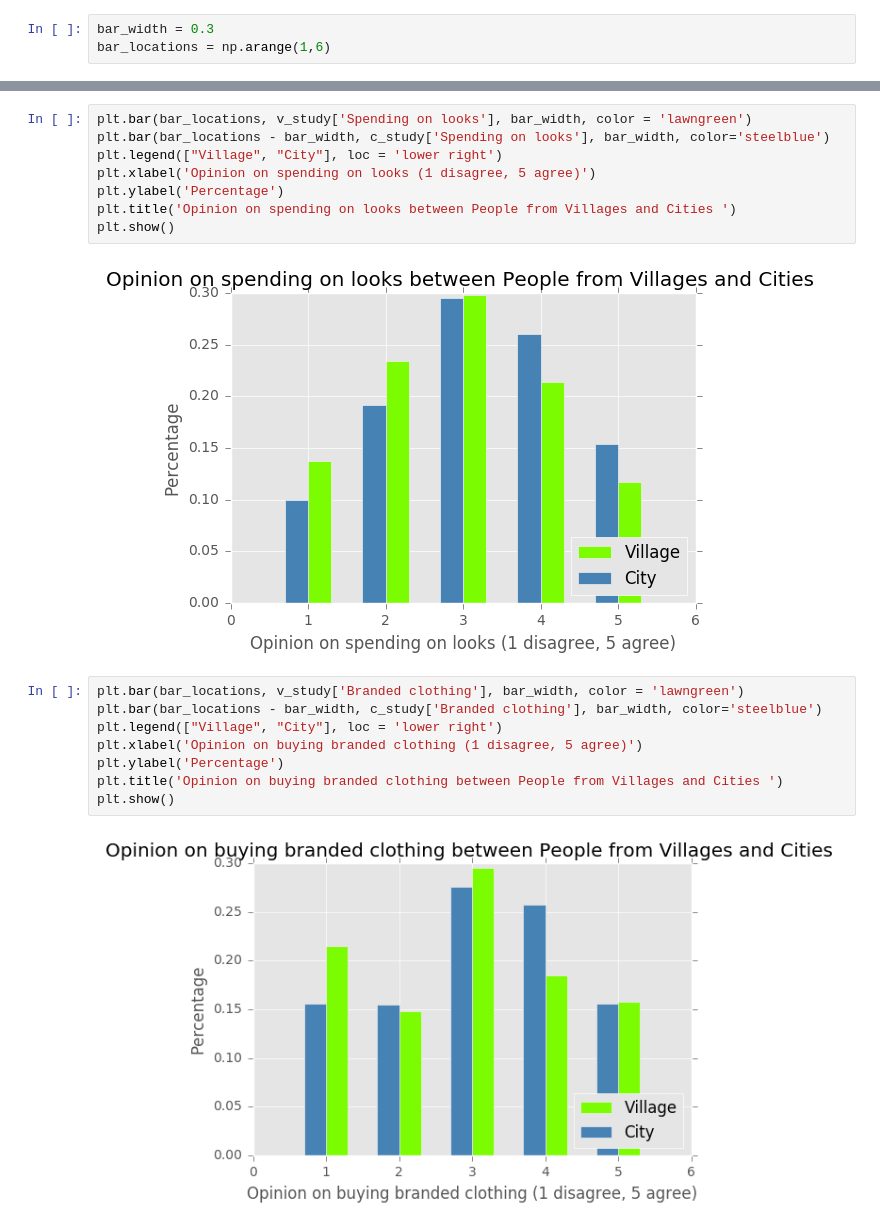
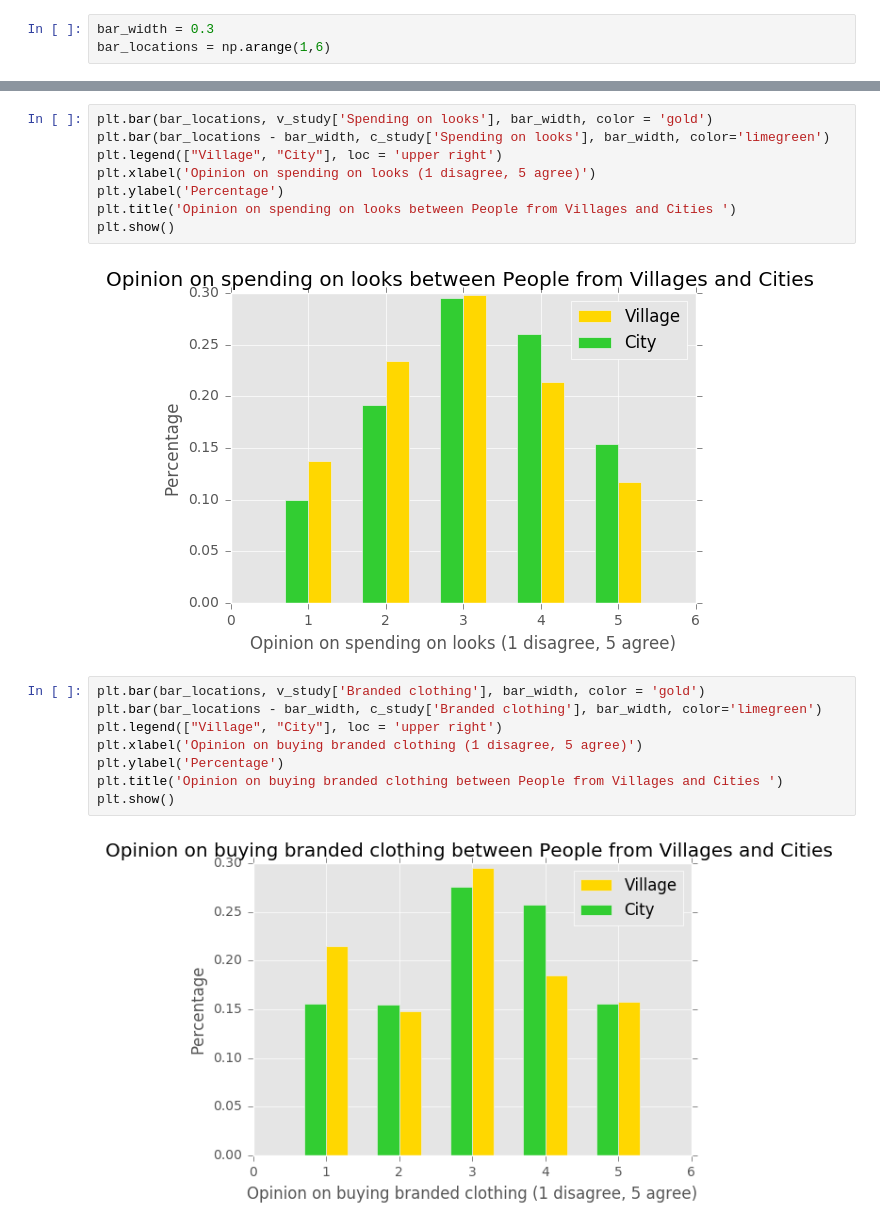
Before and after one commit to ehkhong/sta-141b-proj, a Jupyter notebook: Calculated2.py.ipynb, the cells around one changed output, grey strips where cells are left out. Saved outputs shown, nothing was run; the diff lists cells and outputs as text.

```diff
--- a/Calculated2.py.ipynb
+++ b/Calculated2.py.ipynb
@@ -727,20 +732,20 @@ plt.show()
 # %%
-plt.bar(bar_locations, v_study['Spending on looks'], bar_width, color = 'lawngreen')
-plt.bar(bar_locations - bar_width, c_study['Spending on looks'], bar_width, color='steelblue')
-plt.legend(["Village", "City"], loc = 'lower right')
+plt.bar(bar_locations, v_study['Spending on looks'], bar_width, color = 'gold')
+plt.bar(bar_locations - bar_width, c_study['Spending on looks'], bar_width, color='limegreen')
+plt.legend(["Village", "City"], loc = 'upper right')
 plt.xlabel('Opinion on spending on looks (1 disagree, 5 agree)')
 plt.ylabel('Percentage')
 plt.title('Opinion on spending on looks between People from Villages and Cities ')
 plt.show()
 # %% [output]
-[figure, old version]
+[figure, new version]
 # %%
-plt.bar(bar_locations, v_study['Branded clothing'], bar_width, color = 'lawngreen')
-plt.bar(bar_locations - bar_width, c_study['Branded clothing'], bar_width, color='steelblue')
-plt.legend(["Village", "City"], loc = 'lower right')
+plt.bar(bar_locations, v_study['Branded clothing'], bar_width, color = 'gold')
+plt.bar(bar_locations - bar_width, c_study['Branded clothing'], bar_width, color='limegreen')
+plt.legend(["Village", "City"], loc = 'upper right')
 plt.xlabel('Opinion on buying branded clothing (1 disagree, 5 agree)')
 plt.ylabel('Percentage')
 plt.title('Opinion on buying branded clothing between People from Villages and Cities ')
 plt.show()
 # %% [output]
-[figure, old version]
+[figure, new version]
```
Also changed, not shown: parts of 8 cells of this notebook.
